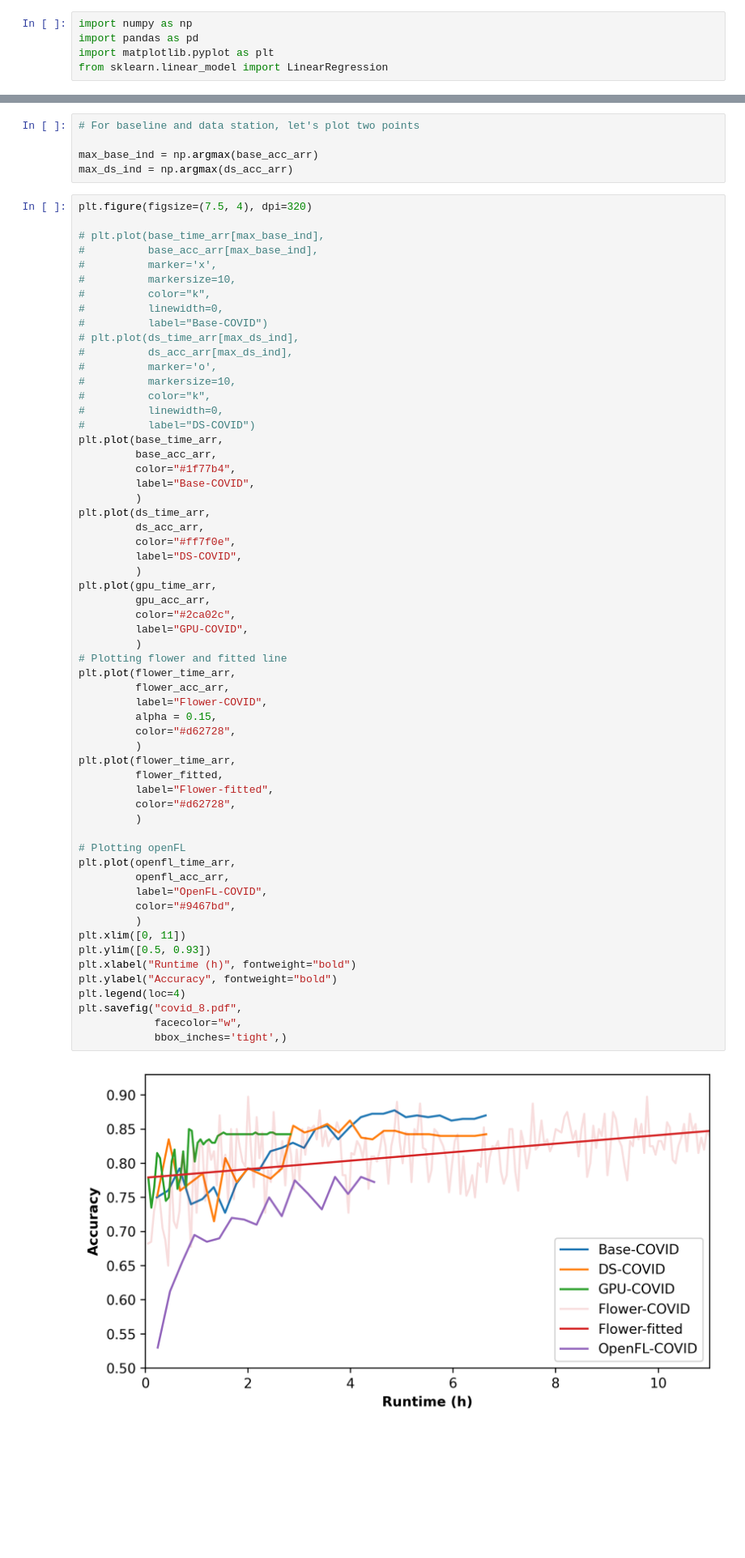
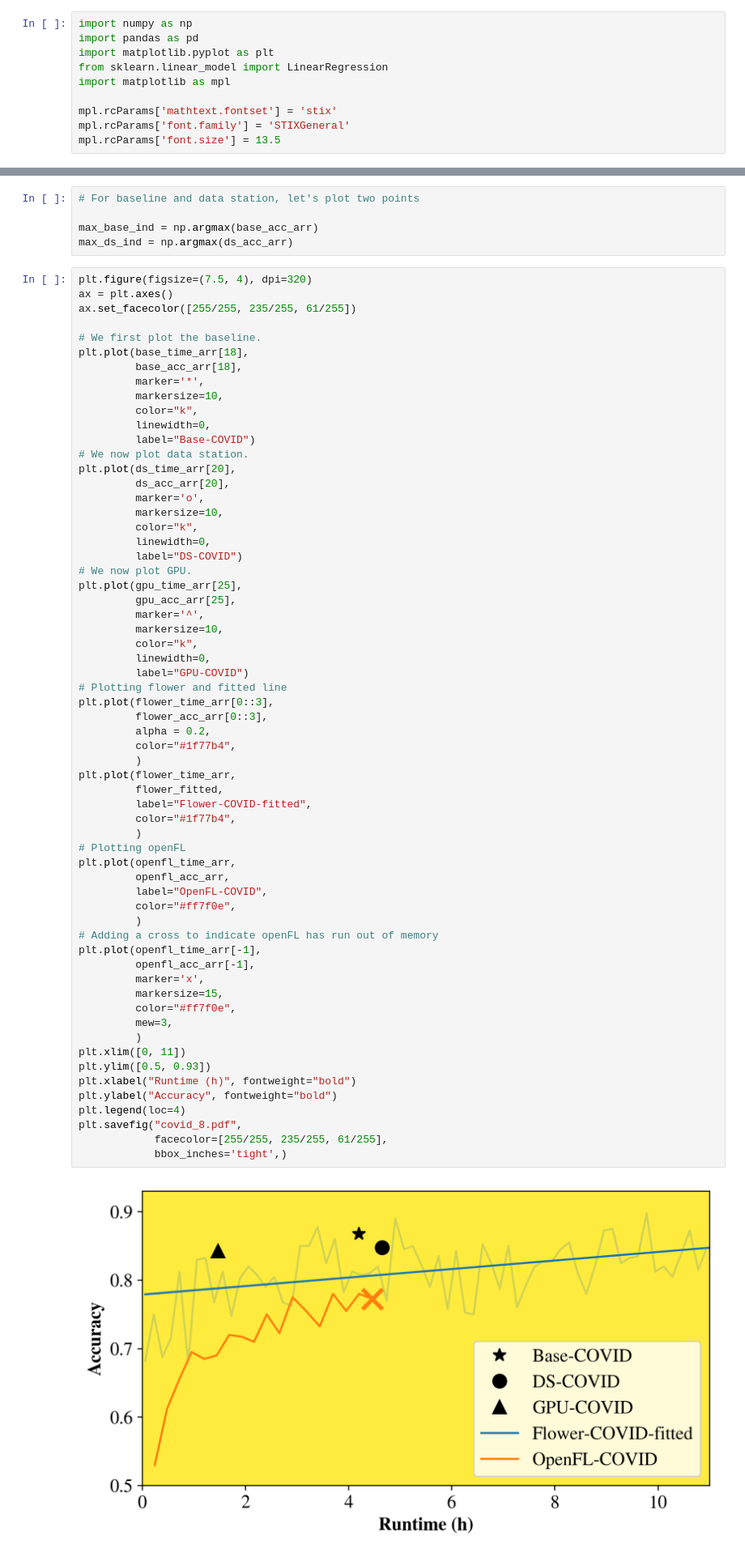
Before and after one commit to KoSpades/testGround, a Jupyter notebook: OverheadAnalysis/covid_acc_plot.ipynb, the cells around one changed output, grey strips where cells are left out. Shown at 81% size. Cells and saved outputs as stored; diff of their text form; blank space fills up the shorter version.

```diff
--- a/OverheadAnalysis/covid_acc_plot.ipynb
+++ b/OverheadAnalysis/covid_acc_plot.ipynb
@@ -3,6 +3,11 @@ import numpy as np
 import pandas as pd
 import matplotlib.pyplot as plt
 from sklearn.linear_model import LinearRegression
+import matplotlib as mpl
+
+mpl.rcParams['mathtext.fontset'] = 'stix'
+mpl.rcParams['font.family'] = 'STIXGeneral'
+mpl.rcParams['font.size'] = 13.5
 # %%
 covid_base_df = pd.read_csv("covid_base.txt", sep="\t", header=None)
 covid_ds_df = pd.read_csv("covid_ds.txt", sep="\t", header=None)
@@ -62,62 +67,65 @@ max_base_ind = np.argmax(base_acc_arr)
 max_ds_ind = np.argmax(ds_acc_arr)
 # %%
 plt.figure(figsize=(7.5, 4), dpi=320)
+ax = plt.axes()
+ax.set_facecolor([255/255, 235/255, 61/255])
 
-# plt.plot(base_time_arr[max_base_ind],
-#          base_acc_arr[max_base_ind],
-#          marker='x',
-#          markersize=10,
-#          color="k",
-#          linewidth=0,
-#          label="Base-COVID")
-# plt.plot(ds_time_arr[max_ds_ind],
-#          ds_acc_arr[max_ds_ind],
-#          marker='o',
-#          markersize=10,
-#          color="k",
-#          linewidth=0,
-#          label="DS-COVID")
-plt.plot(base_time_arr,
-         base_acc_arr,
+# We first plot the baseline.
+plt.plot(base_time_arr[18],
+         base_acc_arr[18],
+         marker='*',
+         markersize=10,
+         color="k",
+         linewidth=0,
+         label="Base-COVID")
+# We now plot data station.
+plt.plot(ds_time_arr[20],
+         ds_acc_arr[20],
+         marker='o',
+         markersize=10,
+         color="k",
+         linewidth=0,
+         label="DS-COVID")
+# We now plot GPU.
+plt.plot(gpu_time_arr[25],
+         gpu_acc_arr[25],
+         marker='^',
+         markersize=10,
+         color="k",
+         linewidth=0,
+         label="GPU-COVID")
+# Plotting flower and fitted line
+plt.plot(flower_time_arr[0::3],
+         flower_acc_arr[0::3],
+         alpha = 0.2,
          color="#1f77b4",
-         label="Base-COVID",
-         )
-plt.plot(ds_time_arr,
-         ds_acc_arr,
-         color="#ff7f0e",
-         label="DS-COVID",
-         )
-plt.plot(gpu_time_arr,
-         gpu_acc_arr,
-         color="#2ca02c",
-         label="GPU-COVID",
-         )
-# Plotting flower and fitted line
-plt.plot(flower_time_arr,
-         flower_acc_arr,
-         label="Flower-COVID",
-         alpha = 0.15,
-         color="#d62728",
          )
 plt.plot(flower_time_arr,
          flower_fitted,
-         label="Flower-fitted",
-         color="#d62728",
+         label="Flower-COVID-fitted",
+         color="#1f77b4",
          )
-
 # Plotting openFL
 plt.plot(openfl_time_arr,
          openfl_acc_arr,
          label="OpenFL-COVID",
-         color="#9467bd",
+         color="#ff7f0e",
+         )
+# Adding a cross to indicate openFL has run out of memory
+plt.plot(openfl_time_arr[-1],
+         openfl_acc_arr[-1],
+         marker='x',
+         markersize=15,
+         color="#ff7f0e",
+         mew=3,
          )
 plt.xlim([0, 11])
 plt.ylim([0.5, 0.93])
 plt.xlabel("Runtime (h)", fontweight="bold")
 plt.ylabel("Accuracy", fontweight="bold")
 plt.legend(loc=4)
 plt.savefig("covid_8.pdf",
-            facecolor="w",
+            facecolor=[255/255, 235/255, 61/255],
             bbox_inches='tight',)
 # %% [output]
-[figure, old version]
+[figure, new version]
```
Also changed, not shown: 18 other files.
